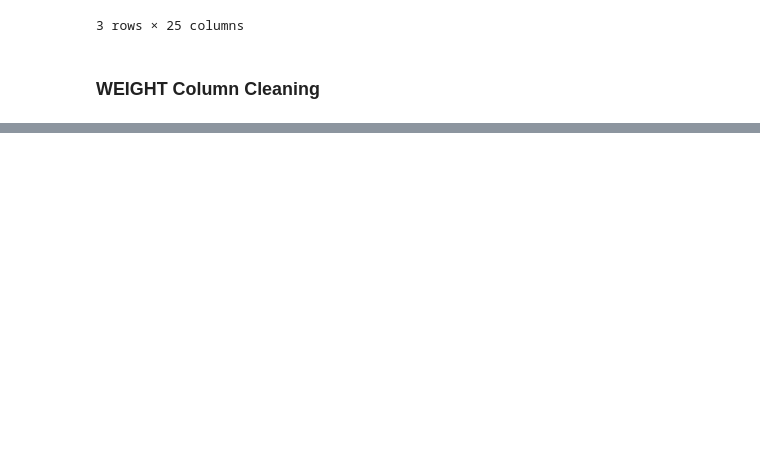
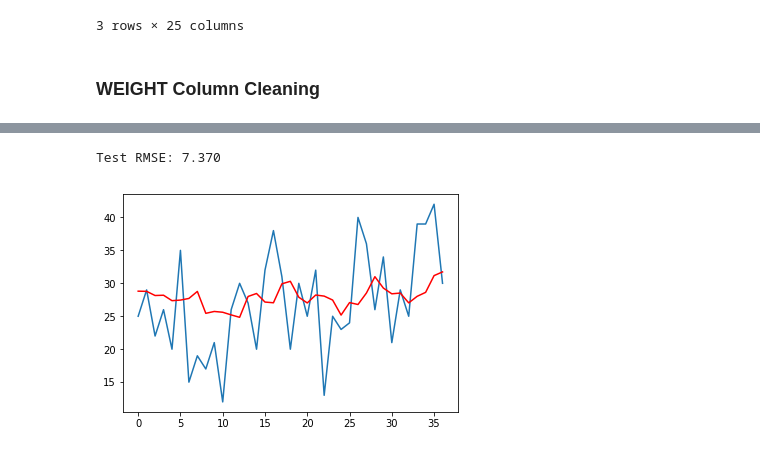
Before and after one commit to DanyalKhaliq/Machine-Learning-, a Jupyter notebook: DemandPredictionModel.ipynb, the cells around one changed output, grey strips where cells are left out. Cells and saved outputs as stored; diff of their text form; code cells hidden in the pictures; blank space fills up the shorter version.

```diff
--- a/DemandPredictionModel.ipynb
+++ b/DemandPredictionModel.ipynb
@@ -92,0 +133,2 @@ df_initial['PRICE_BINNED'] = pd.cut(df_initial['UNIT_PRICE'], 4, labels=["low","
+# %%
+df_initial['WareHouse'] = 'Null'
@@ -117,0 +227,12 @@ df_initial[(df_initial.UNIT_PRICE > 200000) & (df_initial.CATEGORY_LEVEL_2.isin(
+# %%
+from statsmodels.tsa.arima_model import ARIMA
+model = ARIMA(series.values, order=(4,0,1))
+model_fit = model.fit(disp=0)
+print(model_fit.summary())
+# plot residual errors
+residuals = pd.DataFrame(model_fit.resid)
+residuals.plot()
+plt.show()
+residuals.plot(kind='kde')
+plt.show()
+print(residuals.describe())
@@ -117,0 +268,27 @@ df_initial[(df_initial.UNIT_PRICE > 200000) & (df_initial.CATEGORY_LEVEL_2.isin(
+# %%
+from sklearn.metrics import mean_squared_error
+import math
+
+X = series.values
+size = int(len(X) * 0.80)
+train, test = X[0:size], X[size:len(X)]
+history = [x for x in train]
+predictions = list()
+for t in range(len(test)):
+    model = ARIMA(history, order=(2,0,0))
+    model_fit = model.fit(disp=0)
+    output = model_fit.forecast()
+    yhat = output[0]
+    predictions.append(yhat)
+    obs = test[t]
+    history.append(obs)
+    #print('predicted=%f, expected=%f' % (yhat, obs))
+error = mean_squared_error(test, predictions)
+print('Test RMSE: %.3f' % math.sqrt(error))
+# plot
+plt.plot(test)
+plt.plot(predictions, color='red')
+plt.show()
+# %% [output]
+Test RMSE: 7.370
+[figure, added]
```
Also changed, not shown: parts of 36 cells of this notebook.
